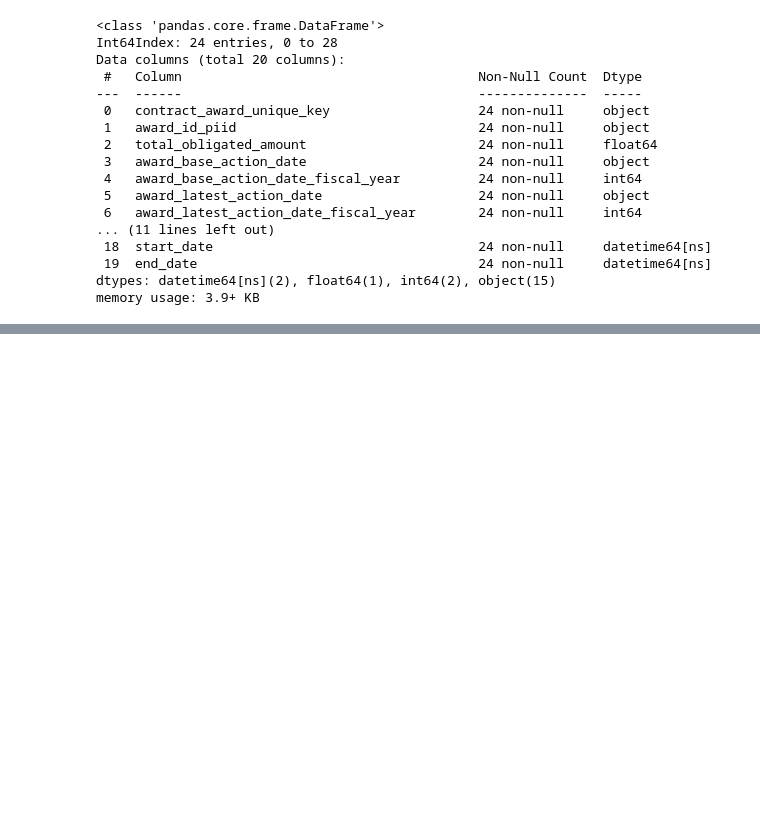
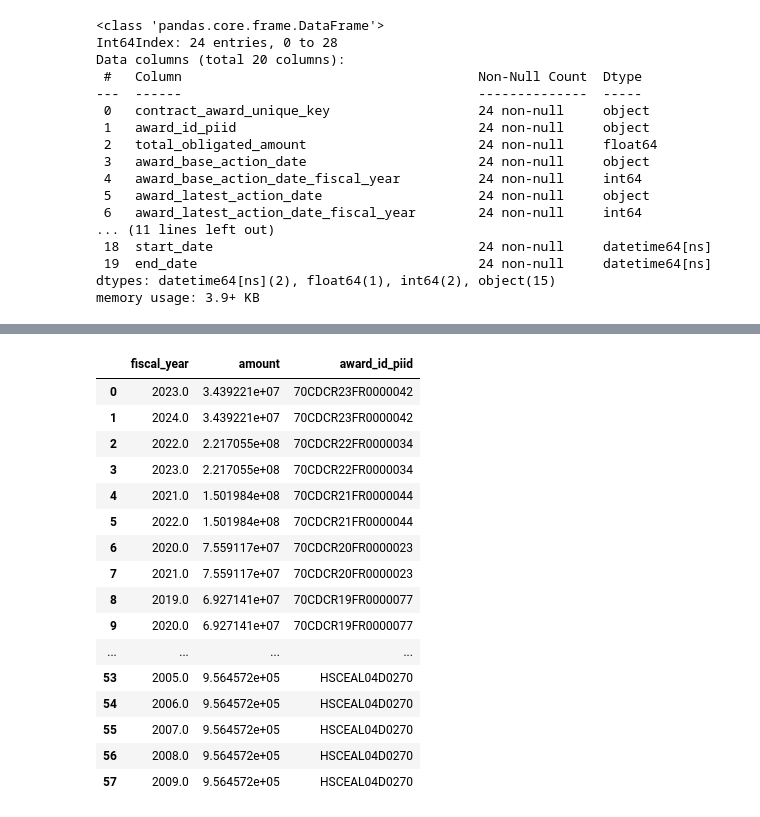
Before and after one commit to evawqh/atd-data-analysis, a Jupyter notebook: atd-finances/summary-analysis.ipynb, the cells around one changed output, grey strips where cells are left out. Saved outputs shown, nothing was run; the diff lists cells and outputs as text; code cells hidden in the pictures; blank space fills up the shorter version.

```diff
--- a/atd-finances/summary-analysis.ipynb
+++ b/atd-finances/summary-analysis.ipynb
@@ -240,3 +240,39 @@ df_awards.head()
 
 df_awards["fiscal_years"] = df_awards.apply(lambda row: [df_awards["start_fiscal_year"]].\
                                             append(df_awards["start_fiscal_year"] +1) if row["end_fiscal_year"] > row["start_fiscal_year"])
+# %%
+data = {'fiscal_year': [],
+        'amount': [],
+        'award_id_piid': []}
+
+df_by_fy = pd.DataFrame(data)
+
+for index, row in df_awards.iterrows():
+    start_fiscal_year = row["start_fiscal_year"]
+    end_fiscal_year = row["end_fiscal_year"]
+    amount = row["ave_spending_each_year"]
+    award_id_piid = row["award_id_piid"]
+    years = row["years"]
+    for i in range(years):
+        new_row_data = {'fiscal_year': start_fiscal_year + i, 'amount': amount, 'award_id_piid': award_id_piid}
+        df_by_fy = df_by_fy.append(new_row_data, ignore_index = True)
+
+df_by_fy
+# %% [output]
+|  | fiscal_year | amount | award_id_piid |
+| 0 | 2023.0 | 3.439221e+07 | 70CDCR23FR0000042 |
+| 1 | 2024.0 | 3.439221e+07 | 70CDCR23FR0000042 |
+| 2 | 2022.0 | 2.217055e+08 | 70CDCR22FR0000034 |
+| 3 | 2023.0 | 2.217055e+08 | 70CDCR22FR0000034 |
+| 4 | 2021.0 | 1.501984e+08 | 70CDCR21FR0000044 |
+| 5 | 2022.0 | 1.501984e+08 | 70CDCR21FR0000044 |
+| 6 | 2020.0 | 7.559117e+07 | 70CDCR20FR0000023 |
+| 7 | 2021.0 | 7.559117e+07 | 70CDCR20FR0000023 |
+| 8 | 2019.0 | 6.927141e+07 | 70CDCR19FR0000077 |
+| 9 | 2020.0 | 6.927141e+07 | 70CDCR19FR0000077 |
+| ... | ... | ... | ... |
+| 53 | 2005.0 | 9.564572e+05 | HSCEAL04D0270 |
+| 54 | 2006.0 | 9.564572e+05 | HSCEAL04D0270 |
+| 55 | 2007.0 | 9.564572e+05 | HSCEAL04D0270 |
+| 56 | 2008.0 | 9.564572e+05 | HSCEAL04D0270 |
+| 57 | 2009.0 | 9.564572e+05 | HSCEAL04D0270 |
```
Also changed, not shown: parts of 4 cells of this notebook.
